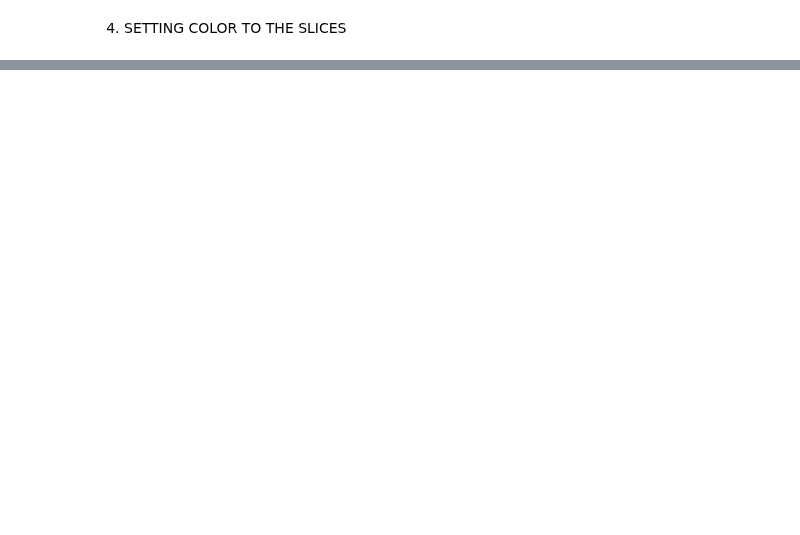
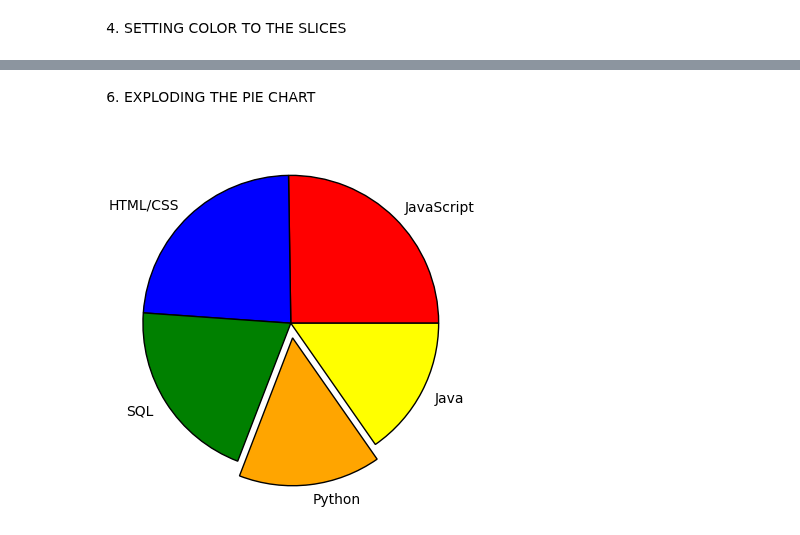
Before and after one commit to Sath2003/DAV, a Jupyter notebook: LABSHEET - 3.ipynb, the cells around one changed output, grey strips where cells are left out. Saved outputs shown, nothing was run; the diff lists cells and outputs as text; code cells hidden in the pictures; blank space fills up the shorter version.

```diff
--- a/LABSHEET - 3.ipynb
+++ b/LABSHEET - 3.ipynb
@@ -39,0 +49,8 @@ plt.show()
+# %% [markdown]
+6. EXPLODING THE PIE CHART
+# %%
+explode = [0,0,0,0.1,0]
+plt.pie(slice,labels=labels,colors=color,explode=explode,wedgeprops={'edgecolor':'black'})
+plt.show()
+# %% [output]
+[figure, added]
```
Also changed, not shown: parts of 12 cells of this notebook.
